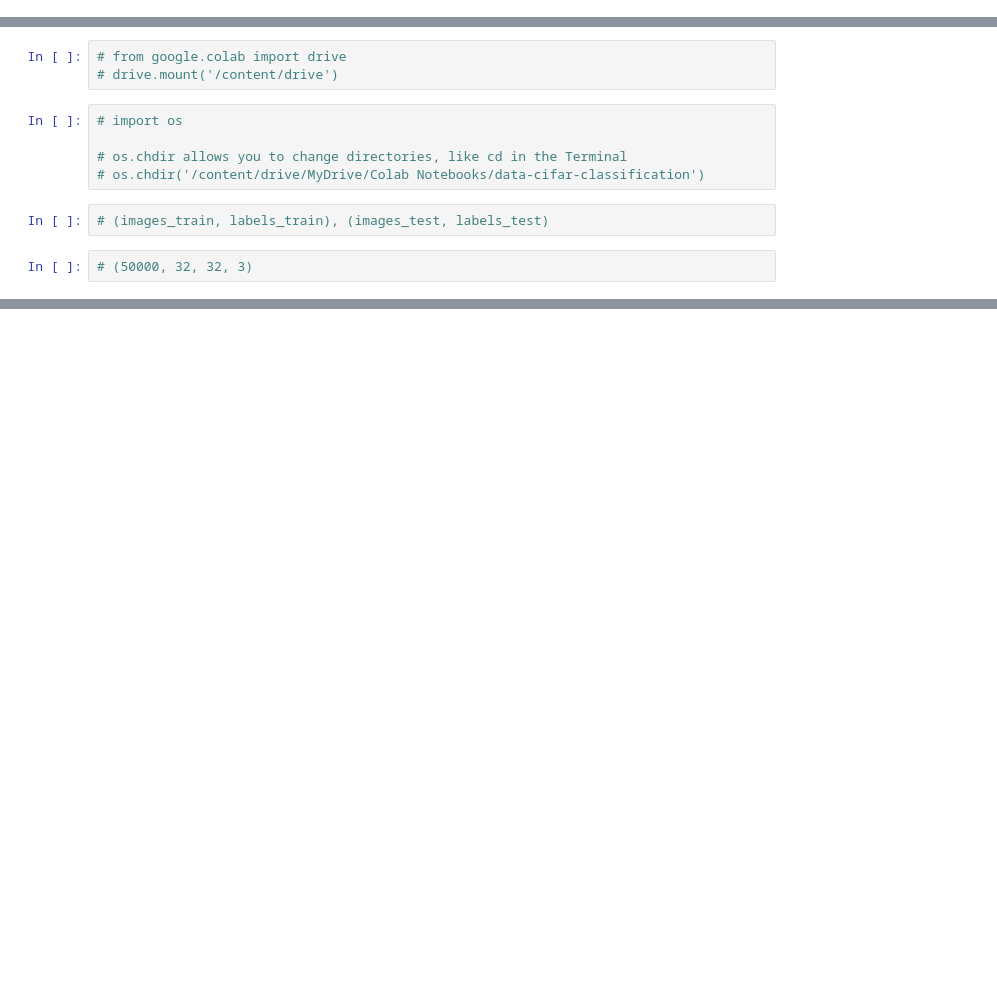
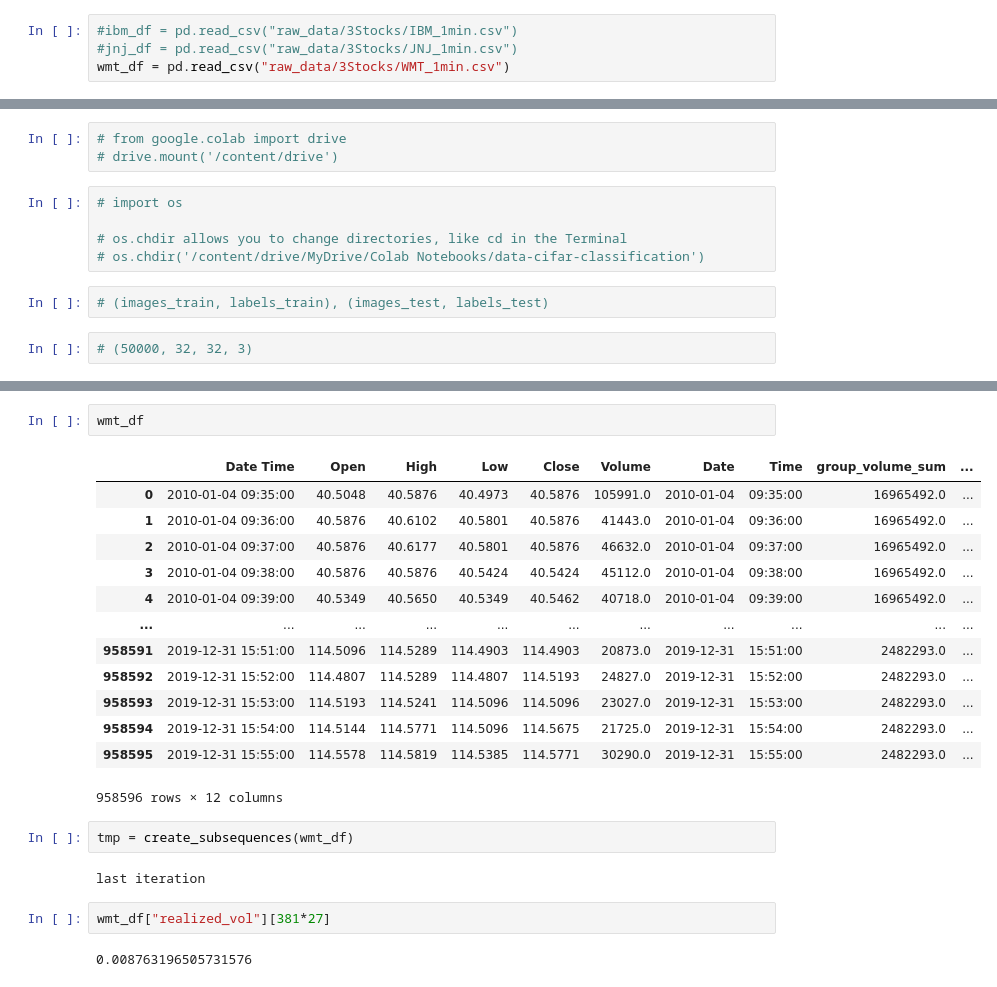
Before and after one commit to NicolasBuehringer/Bachelorarbeit, a Jupyter notebook: cnn.ipynb, the cells around one changed output, grey strips where cells are left out. Cells and saved outputs as stored; diff of their text form; blank space fills up the shorter version.

```diff
--- a/cnn.ipynb
+++ b/cnn.ipynb
@@ -4,0 +9,4 @@ import tensorflow.keras as tf
+# %%
+#ibm_df = pd.read_csv("raw_data/3Stocks/IBM_1min.csv")
+#jnj_df = pd.read_csv("raw_data/3Stocks/JNJ_1min.csv")
+wmt_df = pd.read_csv("raw_data/3Stocks/WMT_1min.csv")
@@ -22,0 +91,24 @@ X_test_small = images_test_small / 255.
+# %%
+wmt_df
+# %% [output]
+|  | Date Time | Open | High | Low | Close | Volume | Date | Time | group_volume_sum | ... |
+| 0 | 2010-01-04 09:35:00 | 40.5048 | 40.5876 | 40.4973 | 40.5876 | 105991.0 | 2010-01-04 | 09:35:00 | 16965492.0 | ... |
+| 1 | 2010-01-04 09:36:00 | 40.5876 | 40.6102 | 40.5801 | 40.5876 | 41443.0 | 2010-01-04 | 09:36:00 | 16965492.0 | ... |
+| 2 | 2010-01-04 09:37:00 | 40.5876 | 40.6177 | 40.5801 | 40.5876 | 46632.0 | 2010-01-04 | 09:37:00 | 16965492.0 | ... |
+| 3 | 2010-01-04 09:38:00 | 40.5876 | 40.5876 | 40.5424 | 40.5424 | 45112.0 | 2010-01-04 | 09:38:00 | 16965492.0 | ... |
+| 4 | 2010-01-04 09:39:00 | 40.5349 | 40.5650 | 40.5349 | 40.5462 | 40718.0 | 2010-01-04 | 09:39:00 | 16965492.0 | ... |
+| ... | ... | ... | ... | ... | ... | ... | ... | ... | ... | ... |
+| 958591 | 2019-12-31 15:51:00 | 114.5096 | 114.5289 | 114.4903 | 114.4903 | 20873.0 | 2019-12-31 | 15:51:00 | 2482293.0 | ... |
+| 958592 | 2019-12-31 15:52:00 | 114.4807 | 114.5289 | 114.4807 | 114.5193 | 24827.0 | 2019-12-31 | 15:52:00 | 2482293.0 | ... |
+| 958593 | 2019-12-31 15:53:00 | 114.5193 | 114.5241 | 114.5096 | 114.5096 | 23027.0 | 2019-12-31 | 15:53:00 | 2482293.0 | ... |
+| 958594 | 2019-12-31 15:54:00 | 114.5144 | 114.5771 | 114.5096 | 114.5675 | 21725.0 | 2019-12-31 | 15:54:00 | 2482293.0 | ... |
+| 958595 | 2019-12-31 15:55:00 | 114.5578 | 114.5819 | 114.5385 | 114.5771 | 30290.0 | 2019-12-31 | 15:55:00 | 2482293.0 | ... |
+958596 rows × 12 columns
+# %%
+tmp = create_subsequences(wmt_df)
+# %% [output]
+last iteration
+# %%
+wmt_df["realized_vol"][381*27]
+# %% [output]
+0.008763196505731576
```
Also changed, not shown: parts of 29 cells of this notebook, 2 other files.
